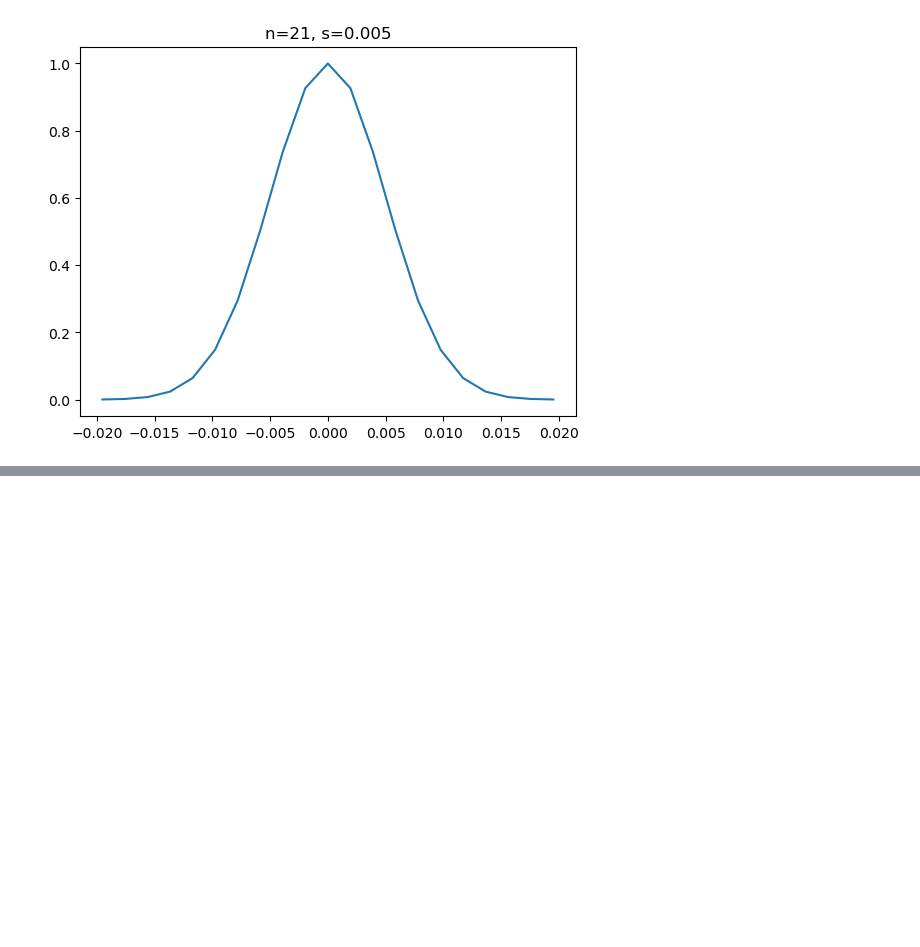
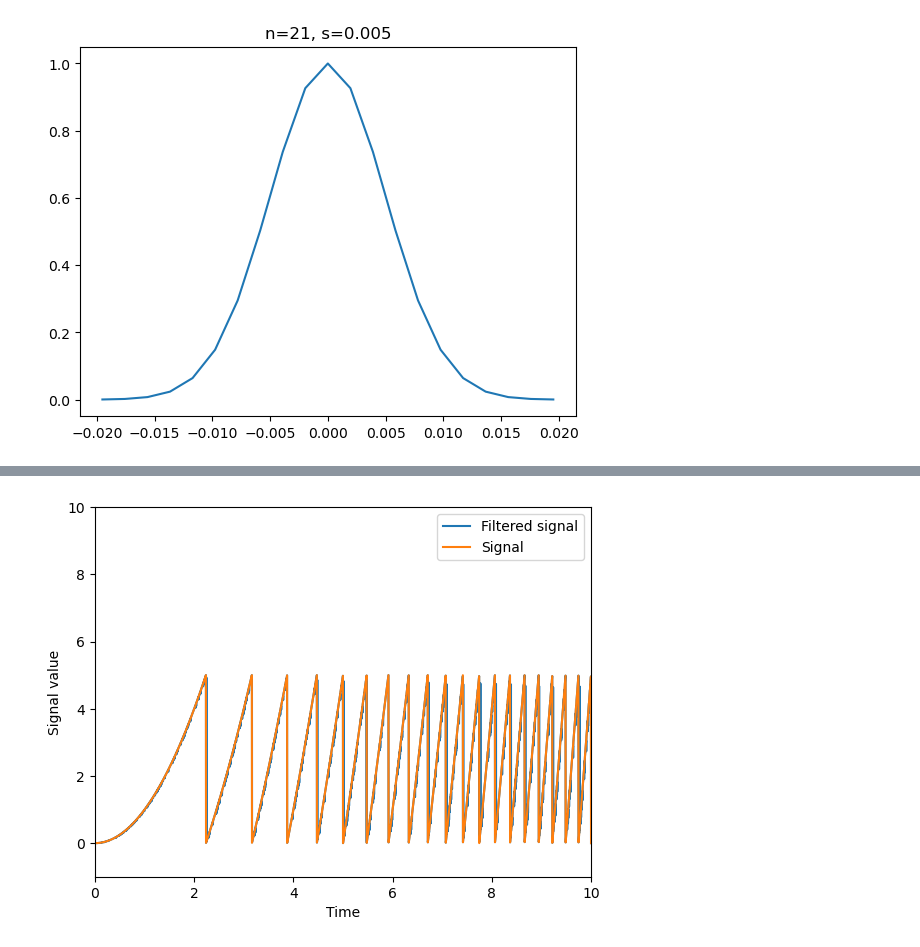
Before and after one commit to szalai-istvan/python-machine-learning, a Jupyter notebook: 02_python-scientific-projects/011_denoising-noisy-signals/denoising-noisy-signals.ipynb, the cells around one changed output, grey strips where cells are left out. Drawn from its saved outputs; the diff is of its cells as text; code cells hidden in the pictures; blank space fills up the shorter version.

Commit message:
Denoising noisy signals

```diff
--- a/02_python-scientific-projects/011_denoising-noisy-signals/denoising-noisy-signals.ipynb
+++ b/02_python-scientific-projects/011_denoising-noisy-signals/denoising-noisy-signals.ipynb
@@ -126,0 +146,27 @@ plt.show()
+# %%
+# we specify a threshold and exceeding values will be replaced by the median of the surrounding k values
+def medianFilter(noisySignal, threshold, k):
+    length = len(noisySignal)
+    y = np.zeros(length)
+    for i  in range(length):
+        if noisySignal[i] < threshold:
+            y[i] = noisySignal[i]
+            continue
+        start = np.max((0, i - k))
+        end = np.min((i, length)) + 1
+        y[i] = np.median(noisySignal[start:end])
+    return y
+# %%
+threshold = 8 # If we don't know the threshold, we can make a histogram to have a guess.
+k = 20
+filteredSignal = medianFilter(noisySignal, threshold, k)
+
+plt.plot(time, filteredSignal, time, signal)
+plt.legend(['Filtered signal', 'Signal'])
+plt.xlabel('Time')
+plt.ylabel('Signal value')
+plt.xlim(time[0], time[-1])
+plt.ylim(-1, 10)
+plt.show()
+# %% [output]
+[figure, added]
```
Also changed, not shown: parts of 8 cells of this notebook.
